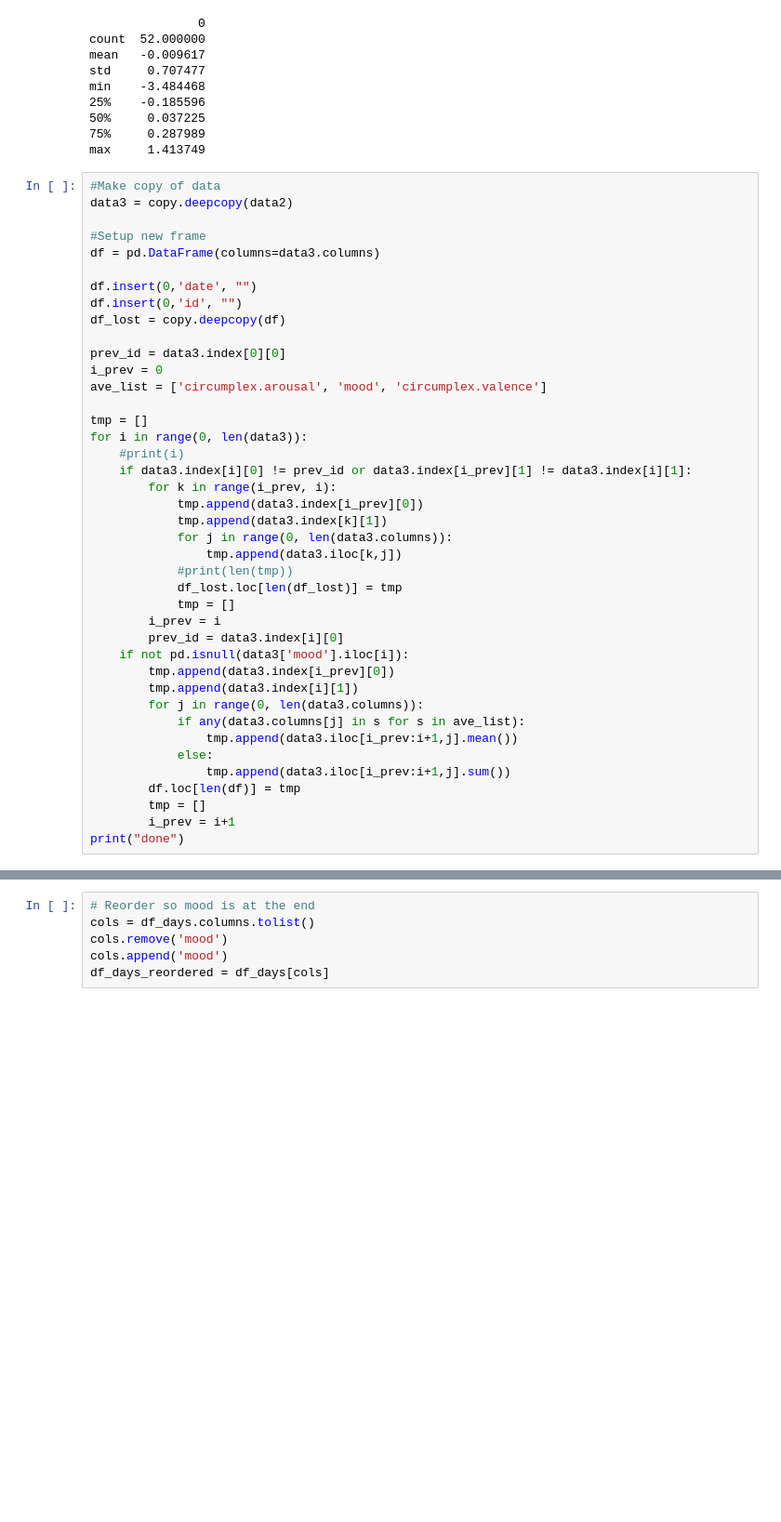
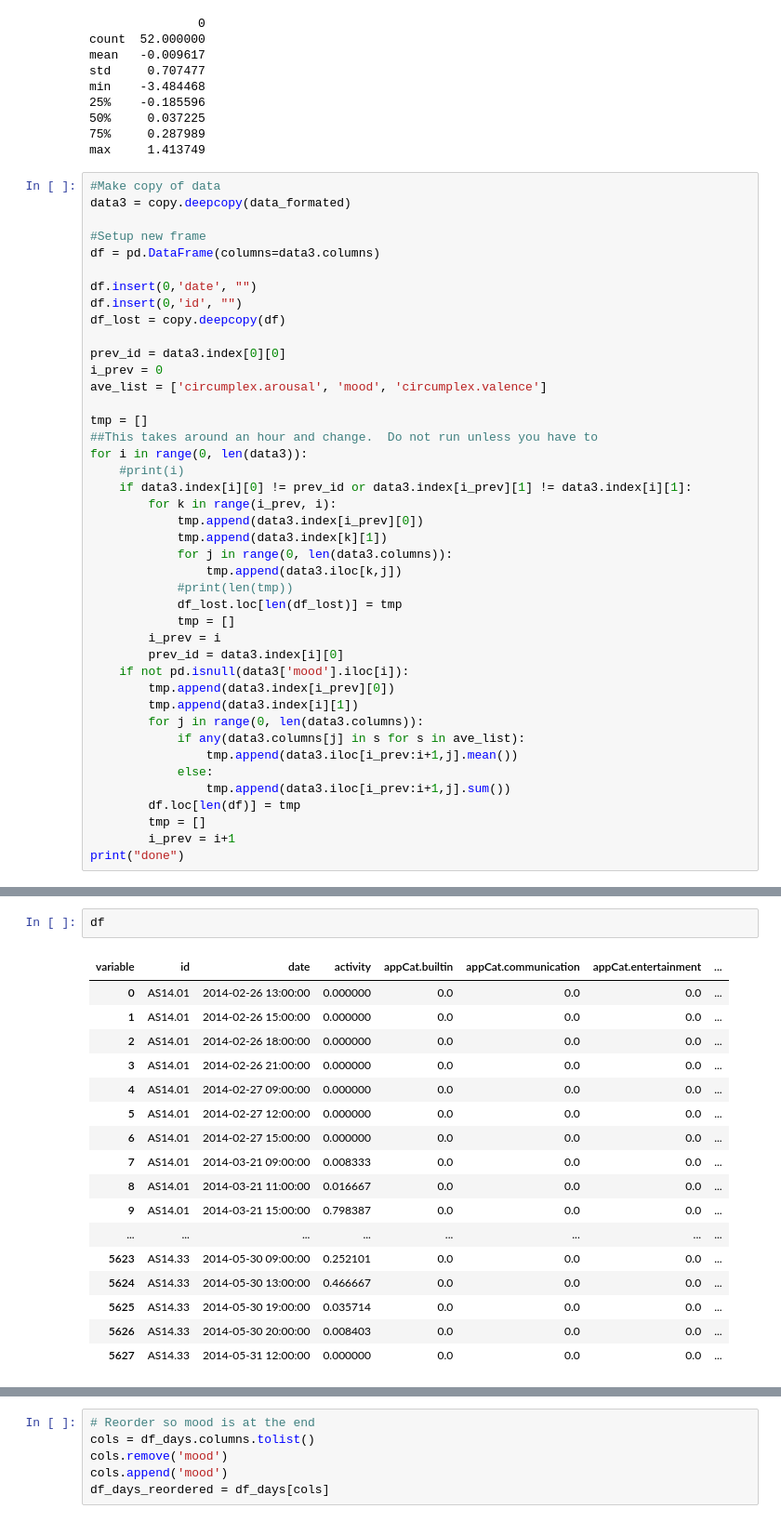
Before and after one commit to jelrae/dataMineAss1, a Jupyter notebook: DMT1-Jordan_Work.ipynb, the cells around one changed output, grey strips where cells are left out. Shown at 93% size. Cells and saved outputs as stored; diff of their text form; blank space fills up the shorter version.

```diff
--- a/DMT1-Jordan_Work.ipynb
+++ b/DMT1-Jordan_Work.ipynb
@@ -241,7 +262,7 @@ min    -3.484468
 max     1.413749
 # %%
 #Make copy of data
-data3 = copy.deepcopy(data2)
+data3 = copy.deepcopy(data_formated)
 
 #Setup new frame
 df = pd.DataFrame(columns=data3.columns)
@@ -255,6 +276,7 @@ i_prev = 0
 ave_list = ['circumplex.arousal', 'mood', 'circumplex.valence']
 
 tmp = []
+##This takes around an hour and change.  Do not run unless you have to
 for i in range(0, len(data3)):
     #print(i)
     if data3.index[i][0] != prev_id or data3.index[i_prev][1] != data3.index[i][1]:
@@ -282,0 +310,20 @@ print("done")
+# %%
+df
+# %% [output]
+| variable | id | date | activity | appCat.builtin | appCat.communication | appCat.entertainment | ... |
+| 0 | AS14.01 | 2014-02-26 13:00:00 | 0.000000 | 0.0 | 0.0 | 0.0 | ... |
+| 1 | AS14.01 | 2014-02-26 15:00:00 | 0.000000 | 0.0 | 0.0 | 0.0 | ... |
+| 2 | AS14.01 | 2014-02-26 18:00:00 | 0.000000 | 0.0 | 0.0 | 0.0 | ... |
+| 3 | AS14.01 | 2014-02-26 21:00:00 | 0.000000 | 0.0 | 0.0 | 0.0 | ... |
+| 4 | AS14.01 | 2014-02-27 09:00:00 | 0.000000 | 0.0 | 0.0 | 0.0 | ... |
+| 5 | AS14.01 | 2014-02-27 12:00:00 | 0.000000 | 0.0 | 0.0 | 0.0 | ... |
+| 6 | AS14.01 | 2014-02-27 15:00:00 | 0.000000 | 0.0 | 0.0 | 0.0 | ... |
+| 7 | AS14.01 | 2014-03-21 09:00:00 | 0.008333 | 0.0 | 0.0 | 0.0 | ... |
+| 8 | AS14.01 | 2014-03-21 11:00:00 | 0.016667 | 0.0 | 0.0 | 0.0 | ... |
+| 9 | AS14.01 | 2014-03-21 15:00:00 | 0.798387 | 0.0 | 0.0 | 0.0 | ... |
+| ... | ... | ... | ... | ... | ... | ... | ... |
+| 5623 | AS14.33 | 2014-05-30 09:00:00 | 0.252101 | 0.0 | 0.0 | 0.0 | ... |
+| 5624 | AS14.33 | 2014-05-30 13:00:00 | 0.466667 | 0.0 | 0.0 | 0.0 | ... |
+| 5625 | AS14.33 | 2014-05-30 19:00:00 | 0.035714 | 0.0 | 0.0 | 0.0 | ... |
+| 5626 | AS14.33 | 2014-05-30 20:00:00 | 0.008403 | 0.0 | 0.0 | 0.0 | ... |
+| 5627 | AS14.33 | 2014-05-31 12:00:00 | 0.000000 | 0.0 | 0.0 | 0.0 | ... |
```
Also changed, not shown: parts of 9 cells of this notebook, 2 other files.
